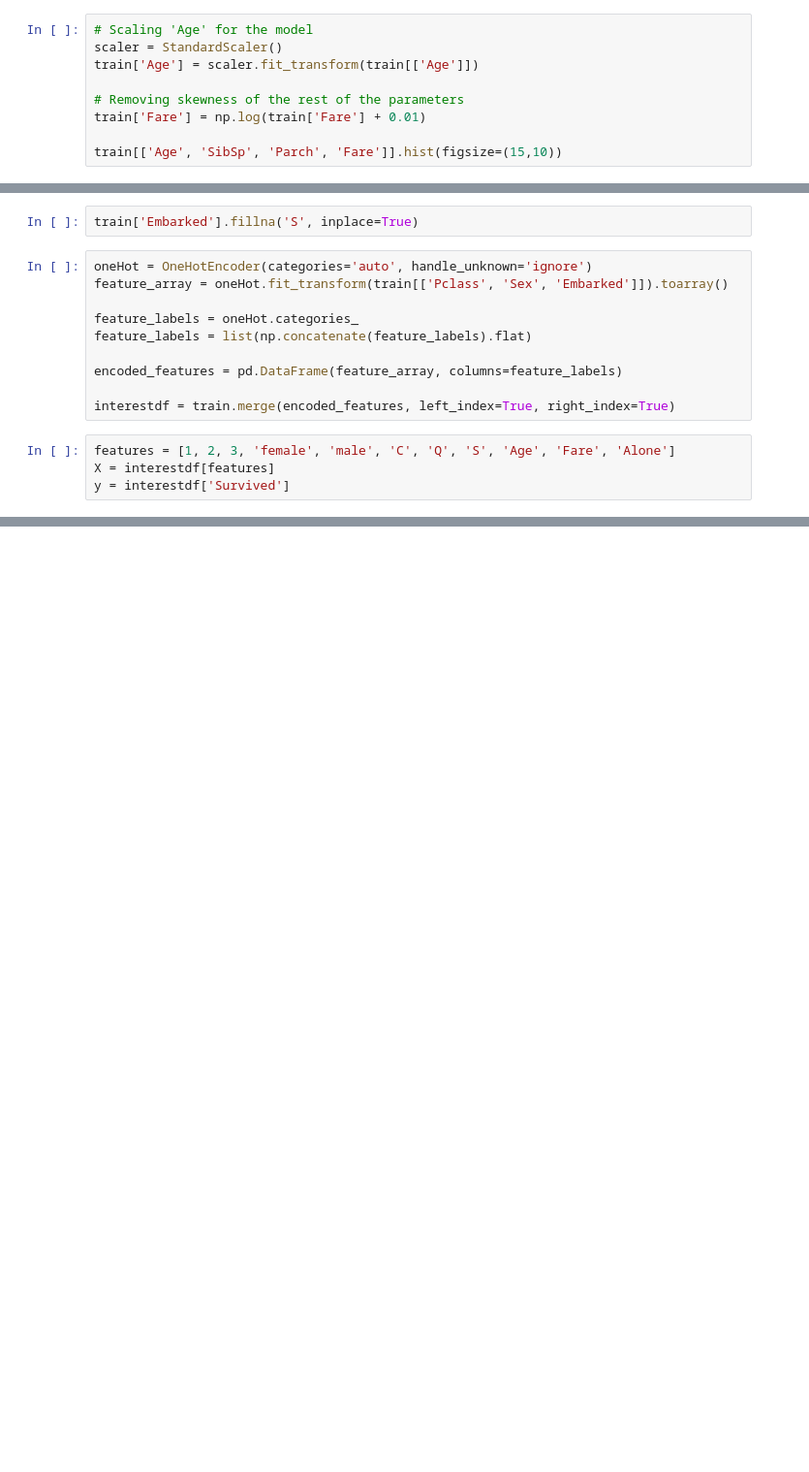
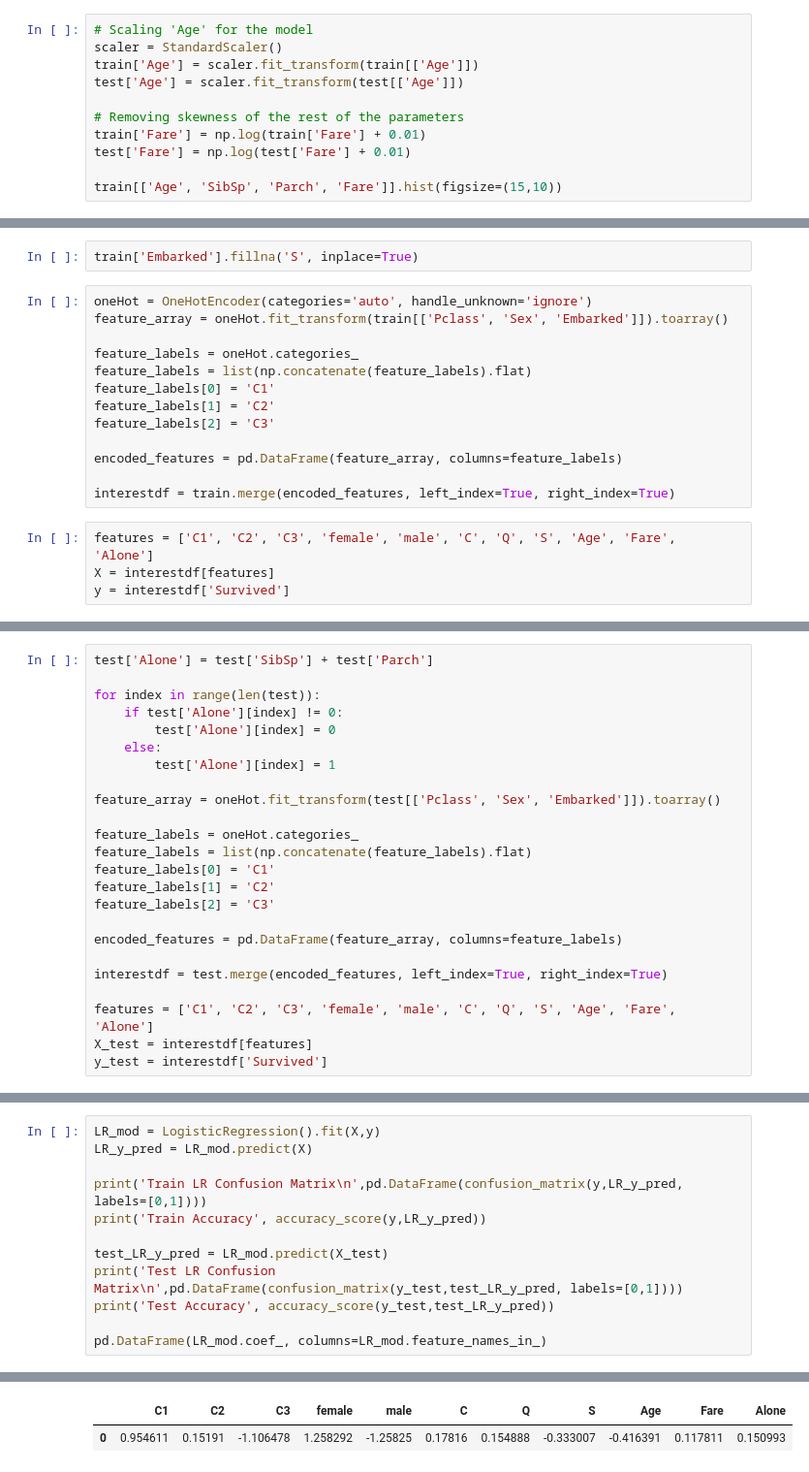
Before and after one commit to rorrostieta/titanic, a Jupyter notebook: Titanic.ipynb, the cells around one changed output, grey strips where cells are left out. Shown at 97% size. Cells and saved outputs as stored; diff of their text form; blank space fills up the shorter version.

```diff
--- a/Titanic.ipynb
+++ b/Titanic.ipynb
@@ -100,9 +103,11 @@ array([[<AxesSubplot:title={'center':'Age'}>,
 # Scaling 'Age' for the model
 scaler = StandardScaler()
 train['Age'] = scaler.fit_transform(train[['Age']])
+test['Age'] = scaler.fit_transform(test[['Age']])
 
 # Removing skewness of the rest of the parameters
 train['Fare'] = np.log(train['Fare'] + 0.01)
+test['Fare'] = np.log(test['Fare'] + 0.01)
 
 train[['Age', 'SibSp', 'Parch', 'Fare']].hist(figsize=(15,10))
 # %% [output]
@@ -148,12 +153,15 @@ feature_array = oneHot.fit_transform(train[['Pclass', 'Sex', 'Embarked']]).toarr
 
 feature_labels = oneHot.categories_
 feature_labels = list(np.concatenate(feature_labels).flat)
+feature_labels[0] = 'C1'
+feature_labels[1] = 'C2'
+feature_labels[2] = 'C3'
 
 encoded_features = pd.DataFrame(feature_array, columns=feature_labels)
 
 interestdf = train.merge(encoded_features, left_index=True, right_index=True)
 # %%
-features = [1, 2, 3, 'female', 'male', 'C', 'Q', 'S', 'Age', 'Fare', 'Alone']
+features = ['C1', 'C2', 'C3', 'female', 'male', 'C', 'Q', 'S', 'Age', 'Fare', 'Alone']
 X = interestdf[features]
 y = interestdf['Survived']
 # %%
@@ -163,0 +173,24 @@ sns.pairplot(X)
+# %%
+test['Alone'] = test['SibSp'] + test['Parch']
+
+for index in range(len(test)):
+    if test['Alone'][index] != 0:
+        test['Alone'][index] = 0
+    else:
+        test['Alone'][index] = 1
+
+feature_array = oneHot.fit_transform(test[['Pclass', 'Sex', 'Embarked']]).toarray()
+
+feature_labels = oneHot.categories_
+feature_labels = list(np.concatenate(feature_labels).flat)
+feature_labels[0] = 'C1'
+feature_labels[1] = 'C2'
+feature_labels[2] = 'C3'
+
+encoded_features = pd.DataFrame(feature_array, columns=feature_labels)
+
+interestdf = test.merge(encoded_features, left_index=True, right_index=True)
+
+features = ['C1', 'C2', 'C3', 'female', 'male', 'C', 'Q', 'S', 'Age', 'Fare', 'Alone']
+X_test = interestdf[features]
+y_test = interestdf['Survived']
@@ -163,0 +208,13 @@ sns.pairplot(X)
+# %%
+LR_mod = LogisticRegression().fit(X,y)
+LR_y_pred = LR_mod.predict(X)
+
+print('Train LR Confusion Matrix\n',pd.DataFrame(confusion_matrix(y,LR_y_pred, labels=[0,1])))
+print('Train Accuracy', accuracy_score(y,LR_y_pred))
+
+test_LR_y_pred = LR_mod.predict(X_test)
+print('Test LR Confusion Matrix\n',pd.DataFrame(confusion_matrix(y_test,test_LR_y_pred, labels=[0,1])))
+print('Test Accuracy', accuracy_score(y_test,test_LR_y_pred))
+
+pd.DataFrame(LR_mod.coef_, columns=LR_mod.feature_names_in_)
+# %% [output]
@@ -163,0 +231,2 @@ sns.pairplot(X)
+|  | C1 | C2 | C3 | female | male | C | Q | S | Age | Fare | Alone |
+| 0 | 0.954611 | 0.15191 | -1.106478 | 1.258292 | -1.25825 | 0.17816 | 0.154888 | -0.333007 | -0.416391 | 0.117811 | 0.150993 |
```
Also changed, not shown: parts of 15 cells of this notebook.
